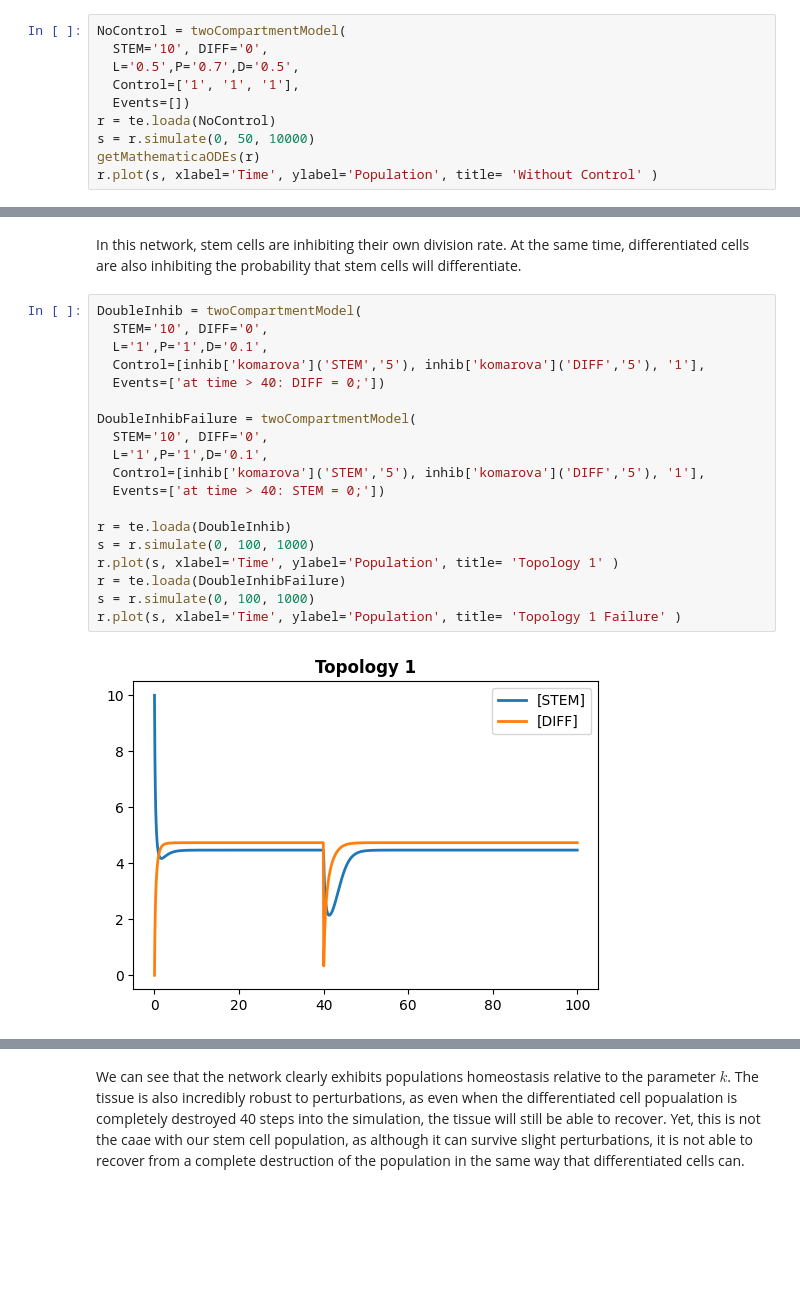
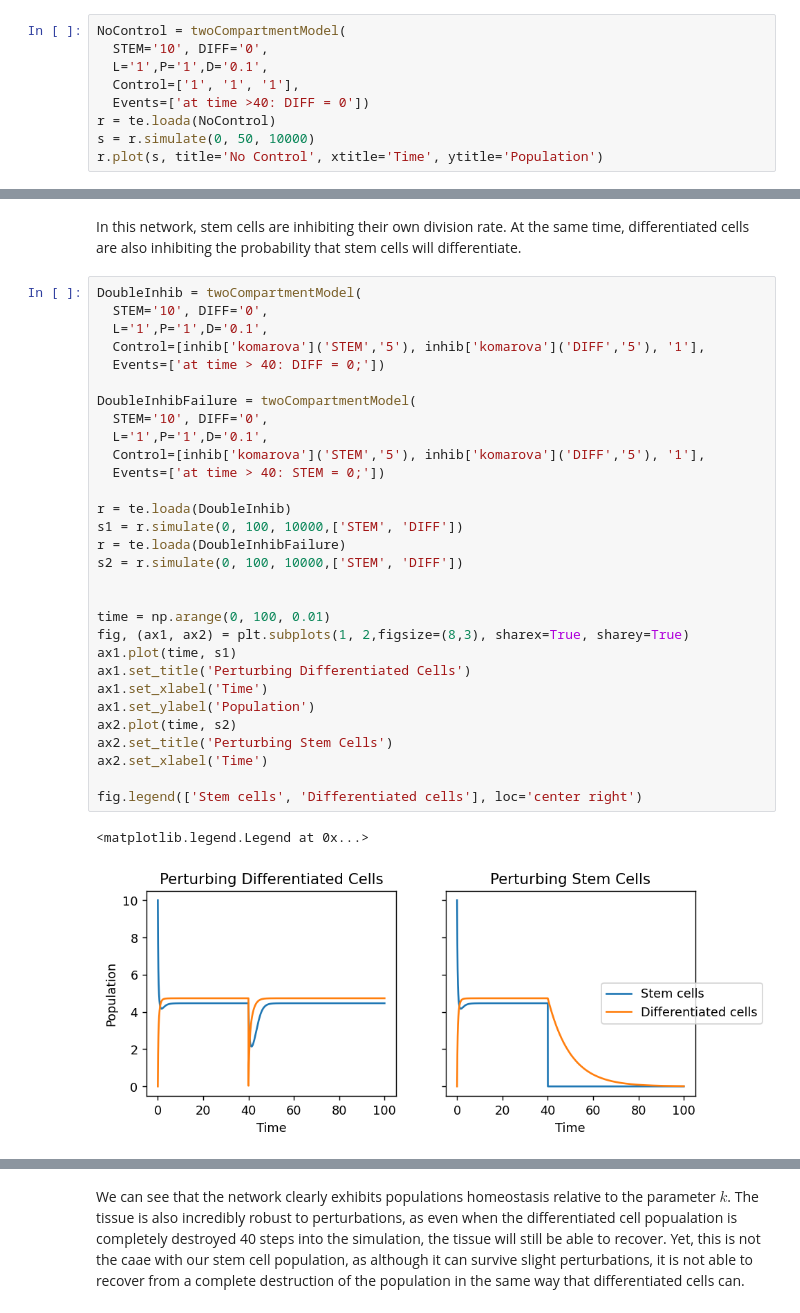
Before and after one commit to GJSeverino/Cell-Lineages, a Jupyter notebook: Nanohub_project.ipynb, the cells around one changed output, grey strips where cells are left out. Cells and saved outputs as stored; diff of their text form; blank space fills up the shorter version.

Commit message:
Added subplots and reorganized the notebook

```diff
--- a/Nanohub_project.ipynb
+++ b/Nanohub_project.ipynb
@@ -252,11 +252,10 @@ where $x$ is the population of stem cells, $y$ is the population of terminally d
 # %%
 NoControl = twoCompartmentModel(
   STEM='10', DIFF='0',
-  L='0.5',P='0.7',D='0.5',
+  L='1',P='1',D='0.1',
   Control=['1', '1', '1'],
-  Events=[])
+  Events=['at time >40: DIFF = 0'])
 r = te.loada(NoControl)
 s = r.simulate(0, 50, 10000)
-getMathematicaODEs(r)
-r.plot(s, xlabel='Time', ylabel='Population', title= 'Without Control' )
+r.plot(s, title='No Control', xtitle='Time', ytitle='Population')
 # %% [output]
@@ -286,21 +285,33 @@ In this network, stem cells are inhibiting their own division rate. At the same
 # %%
 DoubleInhib = twoCompartmentModel(
   STEM='10', DIFF='0',
   L='1',P='1',D='0.1',
   Control=[inhib['komarova']('STEM','5'), inhib['komarova']('DIFF','5'), '1'],
   Events=['at time > 40: DIFF = 0;'])
 
 DoubleInhibFailure = twoCompartmentModel(
   STEM='10', DIFF='0',
   L='1',P='1',D='0.1',
   Control=[inhib['komarova']('STEM','5'), inhib['komarova']('DIFF','5'), '1'],
   Events=['at time > 40: STEM = 0;'])
 
 r = te.loada(DoubleInhib)
-s = r.simulate(0, 100, 1000)
-r.plot(s, xlabel='Time', ylabel='Population', title= 'Topology 1' )
+s1 = r.simulate(0, 100, 10000,['STEM', 'DIFF'])
 r = te.loada(DoubleInhibFailure)
-s = r.simulate(0, 100, 1000)
-r.plot(s, xlabel='Time', ylabel='Population', title= 'Topology 1 Failure' )
+s2 = r.simulate(0, 100, 10000,['STEM', 'DIFF'])
+
+
+time = np.arange(0, 100, 0.01)
+fig, (ax1, ax2) = plt.subplots(1, 2,figsize=(8,3), sharex=True, sharey=True)
+ax1.plot(time, s1)
+ax1.set_title('Perturbing Differentiated Cells')
+ax1.set_xlabel('Time')
+ax1.set_ylabel('Population')
+ax2.plot(time, s2)
+ax2.set_title('Perturbing Stem Cells')
+ax2.set_xlabel('Time')
+
+fig.legend(['Stem cells', 'Differentiated cells'], loc='center right')
 # %% [output]
+<matplotlib.legend.Legend at 0x...>
-[figure, old version]
+[figure, new version]
```
Also changed, not shown: parts of 31 cells of this notebook.
